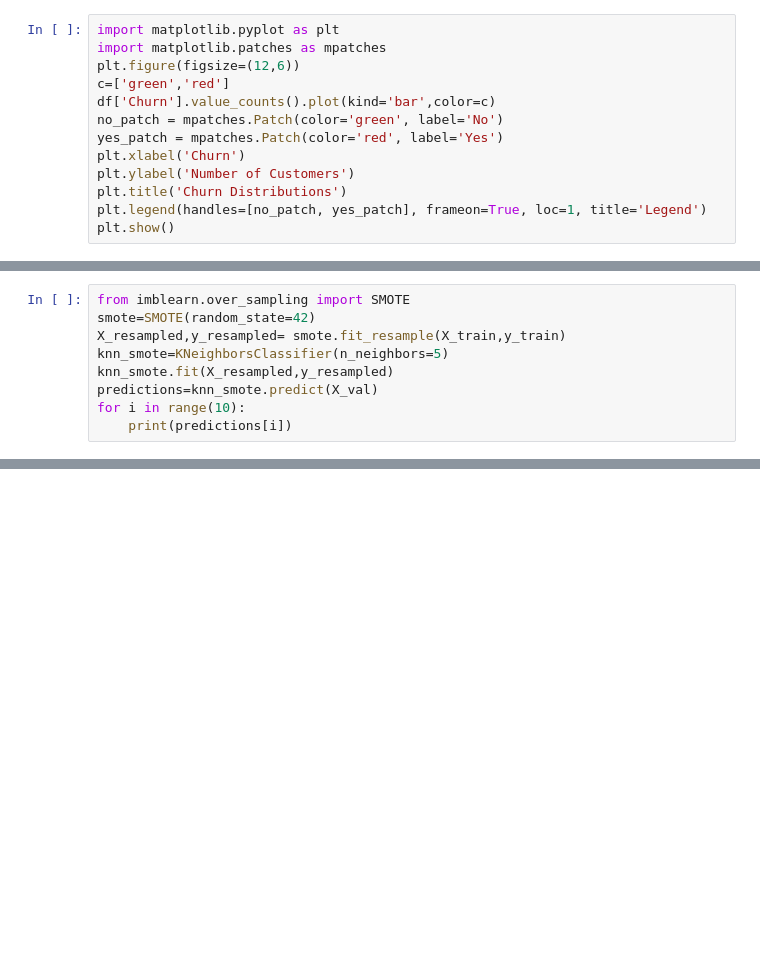
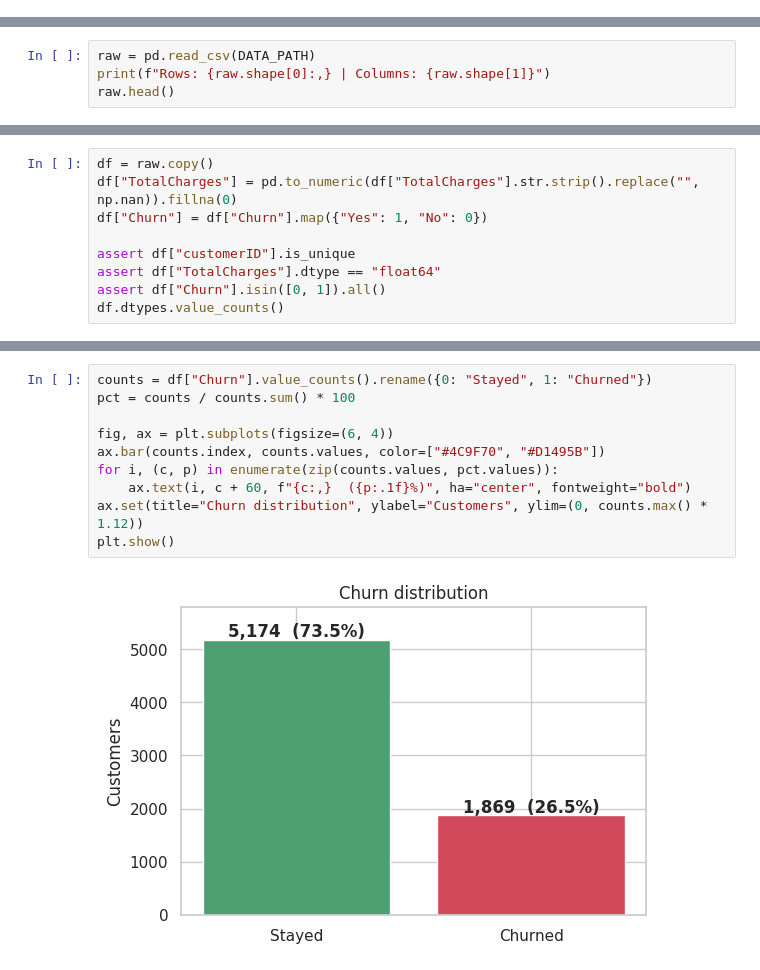
Before and after one commit to Neha1101-04/telco-customer-churn-prediction, a Jupyter notebook: Customer_Churn_Prediction.ipynb, the cells around one changed output, grey strips where cells are left out. Saved outputs shown, nothing was run; the diff lists cells and outputs as text; blank space fills up the shorter version.

```diff
--- a/Customer_Churn_Prediction.ipynb
+++ b/Customer_Churn_Prediction.ipynb
@@ -145,13 +0,0 @@ Name: proportion, dtype: float64
-# %%
-import matplotlib.pyplot as plt
-import matplotlib.patches as mpatches
-plt.figure(figsize=(12,6))
-c=['green','red']
-df['Churn'].value_counts().plot(kind='bar',color=c)
-no_patch = mpatches.Patch(color='green', label='No')
-yes_patch = mpatches.Patch(color='red', label='Yes')
-plt.xlabel('Churn')
-plt.ylabel('Number of Customers')
-plt.title('Churn Distributions')
-plt.legend(handles=[no_patch, yes_patch], frameon=True, loc=1, title='Legend')
-plt.show()
@@ -392,9 +0,0 @@ SMOTE creates synthetic minority-class examples by interpolating between existin
-# %%
-from imblearn.over_sampling import SMOTE
-smote=SMOTE(random_state=42)
-X_resampled,y_resampled= smote.fit_resample(X_train,y_train)
-knn_smote=KNeighborsClassifier(n_neighbors=5)
-knn_smote.fit(X_resampled,y_resampled)
-predictions=knn_smote.predict(X_val)
-for i in range(10):
-    print(predictions[i])
@@ -821,0 +81,4 @@ The pipeline flags this customer as very likely to churn. Note that KNN probabil
+# %%
+raw = pd.read_csv(DATA_PATH)
+print(f"Rows: {raw.shape[0]:,} | Columns: {raw.shape[1]}")
+raw.head()
@@ -821,0 +140,9 @@ The pipeline flags this customer as very likely to churn. Note that KNN probabil
+# %%
+df = raw.copy()
+df["TotalCharges"] = pd.to_numeric(df["TotalCharges"].str.strip().replace("", np.nan)).fillna(0)
+df["Churn"] = df["Churn"].map({"Yes": 1, "No": 0})
+
+assert df["customerID"].is_unique
+assert df["TotalCharges"].dtype == "float64"
+assert df["Churn"].isin([0, 1]).all()
+df.dtypes.value_counts()
@@ -821,0 +160,12 @@ The pipeline flags this customer as very likely to churn. Note that KNN probabil
+# %%
+counts = df["Churn"].value_counts().rename({0: "Stayed", 1: "Churned"})
+pct = counts / counts.sum() * 100
+
+fig, ax = plt.subplots(figsize=(6, 4))
+ax.bar(counts.index, counts.values, color=["#4C9F70", "#D1495B"])
+for i, (c, p) in enumerate(zip(counts.values, pct.values)):
+    ax.text(i, c + 60, f"{c:,}  ({p:.1f}%)", ha="center", fontweight="bold")
+ax.set(title="Churn distribution", ylabel="Customers", ylim=(0, counts.max() * 1.12))
+plt.show()
+# %% [output]
+[figure, added]
```
Also changed, not shown: parts of 155 cells of this notebook, 2 other files.
